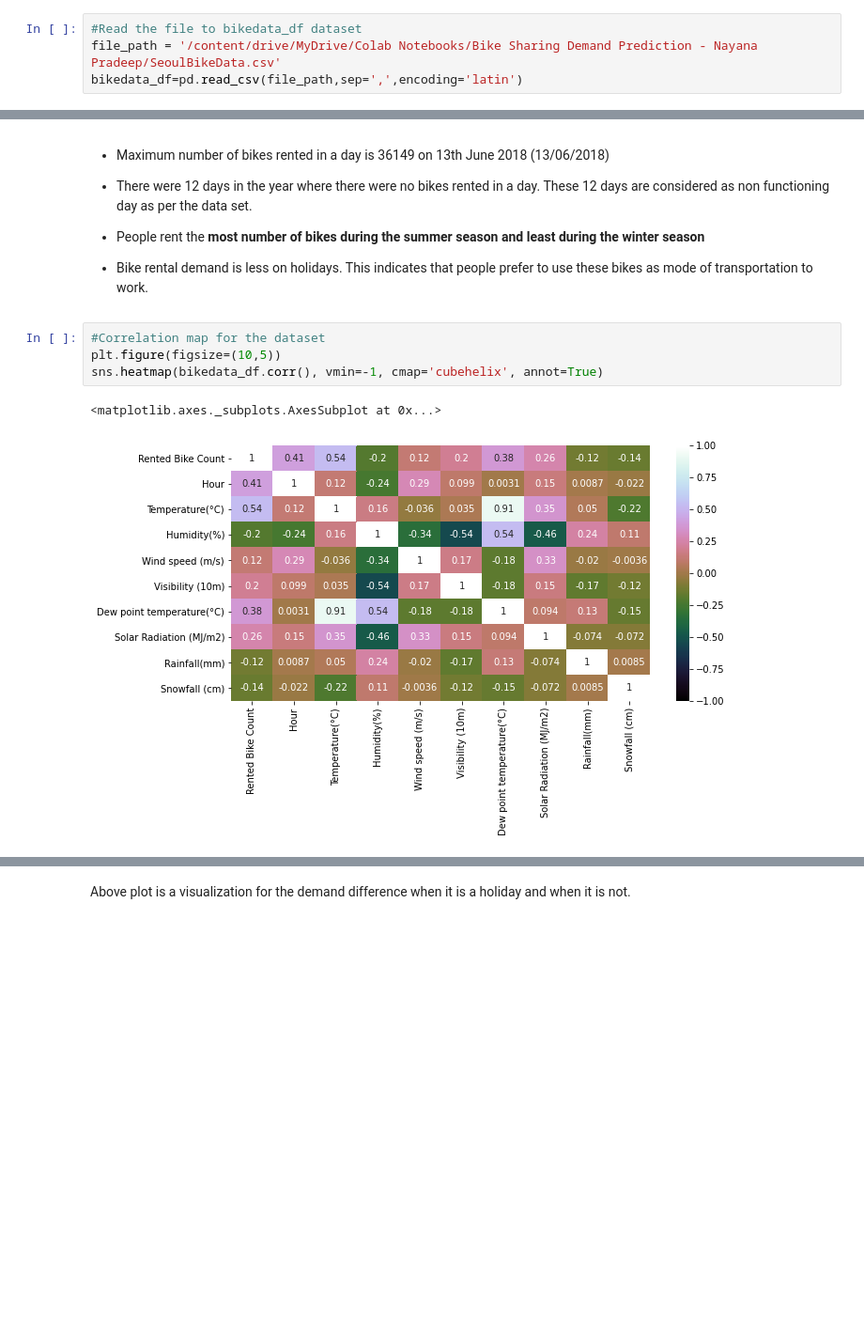
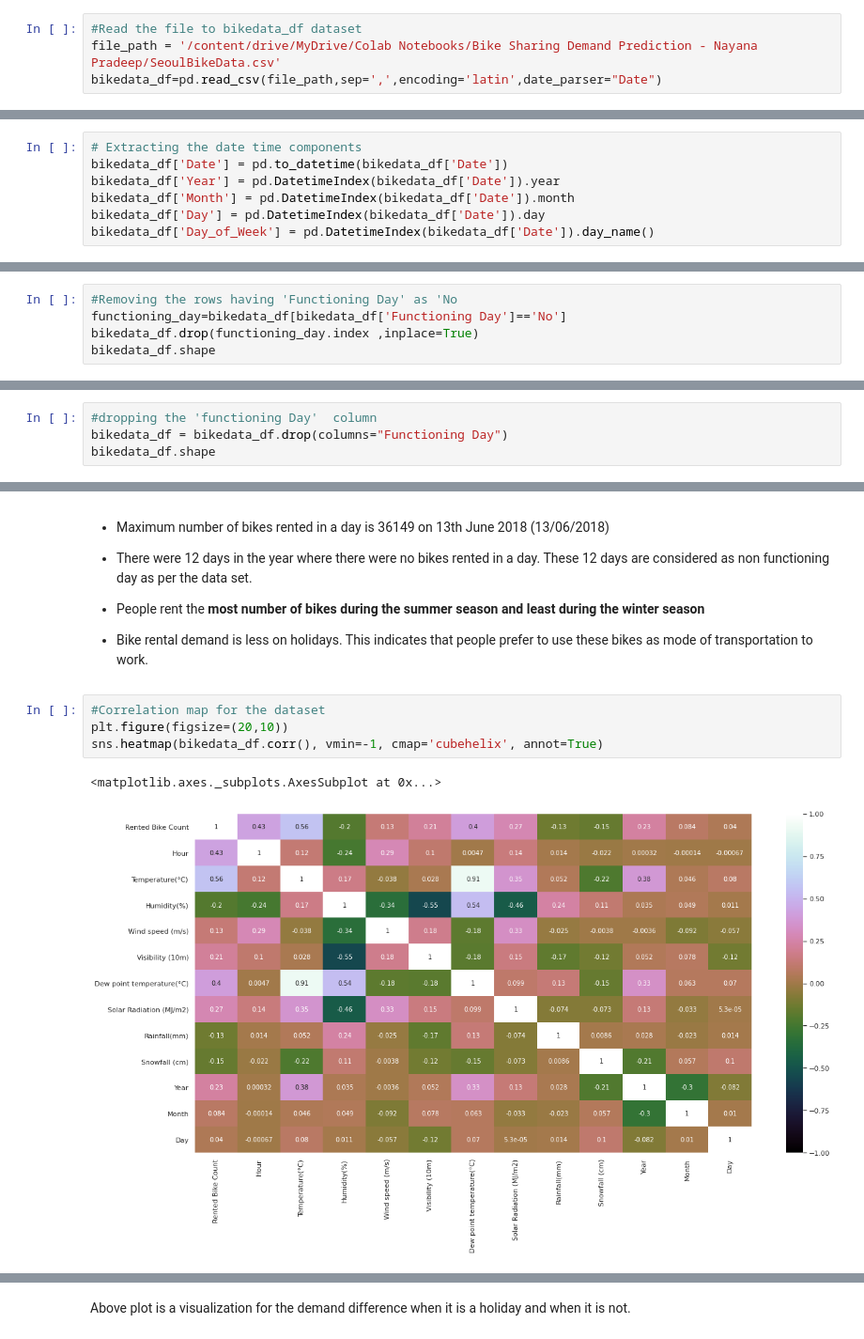
Before and after one commit to NayanaPradeep/Bike_Sharing_Demand, a Jupyter notebook: Bike_Sharing_Demand_Prediction_Capstone_Project.ipynb, the cells around one changed output, grey strips where cells are left out. Shown at 94% size. Saved outputs shown, nothing was run; the diff lists cells and outputs as text; blank space fills up the shorter version.

```diff
--- a/Bike_Sharing_Demand_Prediction_Capstone_Project.ipynb
+++ b/Bike_Sharing_Demand_Prediction_Capstone_Project.ipynb
@@ -60,7 +63,7 @@ Mounted at /content/drive
 # %%
 #Read the file to bikedata_df dataset
 file_path = '/content/drive/MyDrive/Colab Notebooks/Bike Sharing Demand Prediction - Nayana Pradeep/SeoulBikeData.csv'
-bikedata_df=pd.read_csv(file_path,sep=',',encoding='latin')
+bikedata_df=pd.read_csv(file_path,sep=',',encoding='latin',date_parser="Date")
 # %% [markdown]
 ## **Exploratory Data Analysis And Visualization**
 # %%
@@ -138,3 +141,10 @@ memory usage: 958.2+ KB
 bikedata_df.Seasons.unique()
 # %% [output]
 array(['Winter', 'Spring', 'Summer', 'Autumn'], dtype=object)
+# %%
+# Extracting the date time components
+bikedata_df['Date'] = pd.to_datetime(bikedata_df['Date'])
+bikedata_df['Year'] = pd.DatetimeIndex(bikedata_df['Date']).year
+bikedata_df['Month'] = pd.DatetimeIndex(bikedata_df['Date']).month
+bikedata_df['Day'] = pd.DatetimeIndex(bikedata_df['Date']).day
+bikedata_df['Day_of_Week'] = pd.DatetimeIndex(bikedata_df['Date']).day_name()
@@ -264,0 +348,5 @@ Name: Rented Bike Count, dtype: int64
+# %%
+#Removing the rows having 'Functioning Day' as 'No
+functioning_day=bikedata_df[bikedata_df['Functioning Day']=='No']
+bikedata_df.drop(functioning_day.index ,inplace=True)
+bikedata_df.shape
@@ -264,0 +355,4 @@ Name: Rented Bike Count, dtype: int64
+# %%
+#dropping the 'functioning Day'  column
+bikedata_df = bikedata_df.drop(columns="Functioning Day")
+bikedata_df.shape
@@ -329,11 +425,11 @@ We can conclude the below details about the data from the primary checks perform
 *   Bike rental demand is less on holidays. This indicates that people prefer to use these bikes as mode of transportation to work.
 # %%
 #Correlation map for the dataset
-plt.figure(figsize=(10,5))
+plt.figure(figsize=(20,10))
 sns.heatmap(bikedata_df.corr(), vmin=-1, cmap='cubehelix', annot=True)
 # %% [output]
 <matplotlib.axes._subplots.AxesSubplot at 0x...>
-[figure, old version]
+[figure, new version]
 # %% [markdown]
 
 
```
Also changed, not shown: parts of 69 cells of this notebook.
